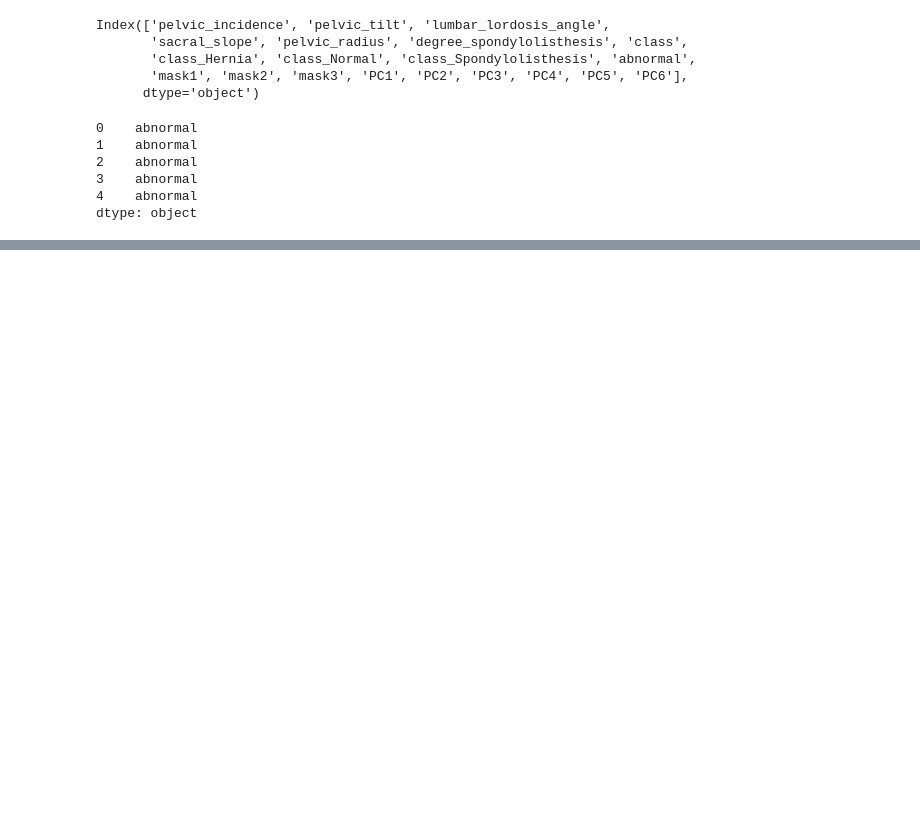
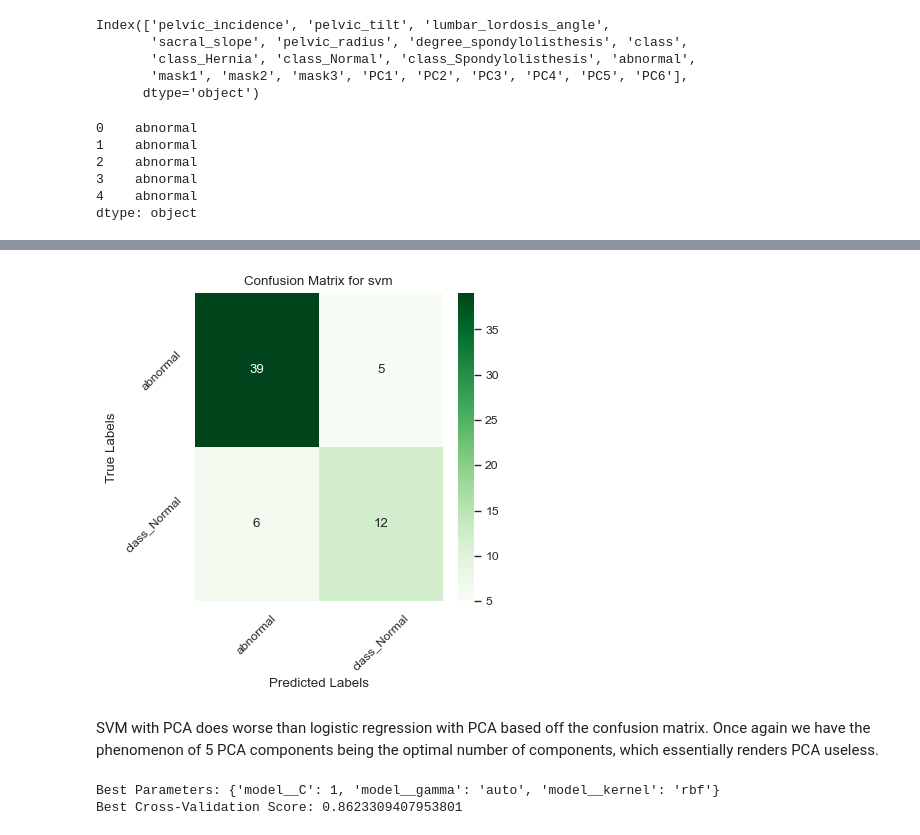
Before and after one commit to yusiGM/StrykerAI2024, a Jupyter notebook: Stryker_AI_Hackathon_YS.ipynb, the cells around one changed output, grey strips where cells are left out. Drawn from its saved outputs; the diff is of its cells as text; code cells hidden in the pictures; blank space fills up the shorter version.

```diff
--- a/Stryker_AI_Hackathon_YS.ipynb
+++ b/Stryker_AI_Hackathon_YS.ipynb
@@ -1115,0 +979,5 @@ It is interesting to see that the optimal parameters of logistic regression does
+# %%
+SVMPCA_binary = MLPipeline('svm', df, 'f1_weighted', pca=True)
+# %%
+SVMPCA_binarymodel, SVMPCA_binaryparamaters, SVMPCA_binaryscore = SVMPCA_binary.fit_model()
+SVMPCA_binaryclassification_rep, SVMPCA_binaryconf_matrix = SVMPCA_binary.evaluate_model(SVMPCA_binarymodel)
@@ -1115,0 +1003,6 @@ It is interesting to see that the optimal parameters of logistic regression does
+# %%
+SVMPCA_binary.plot_confusion_matrix(SVMPCA_binaryconf_matrix)
+# %% [output]
+[figure, added]
+# %% [markdown]
+SVM with PCA does worse than logistic regression with PCA based off the confusion matrix. Once again we have the phenomenon of 5 PCA components being the optimal number of components, which essentially renders PCA useless.
@@ -1115,0 +1014,6 @@ It is interesting to see that the optimal parameters of logistic regression does
+# %%
+print("Best Parameters:", SVM_binaryparamaters)
+print("Best Cross-Validation Score:", SVM_binaryscore)
+# %% [output]
+Best Parameters: {'model__C': 1, 'model__gamma': 'auto', 'model__kernel': 'rbf'}
+Best Cross-Validation Score: 0.8623309407953801
```
Also changed, not shown: parts of 104 cells of this notebook.
